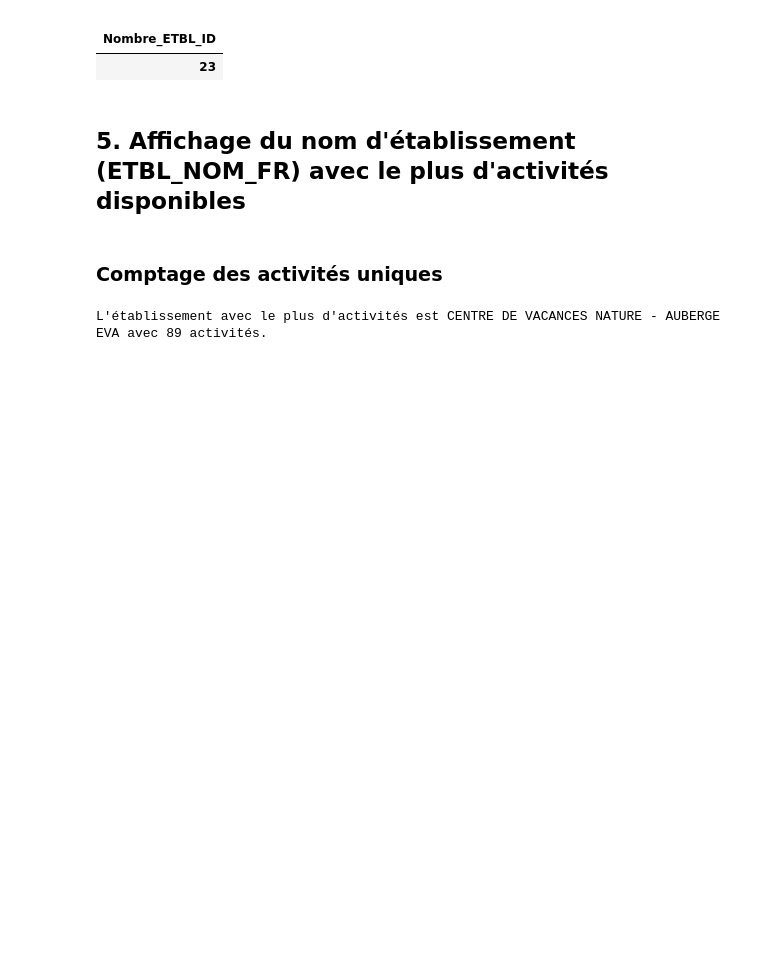
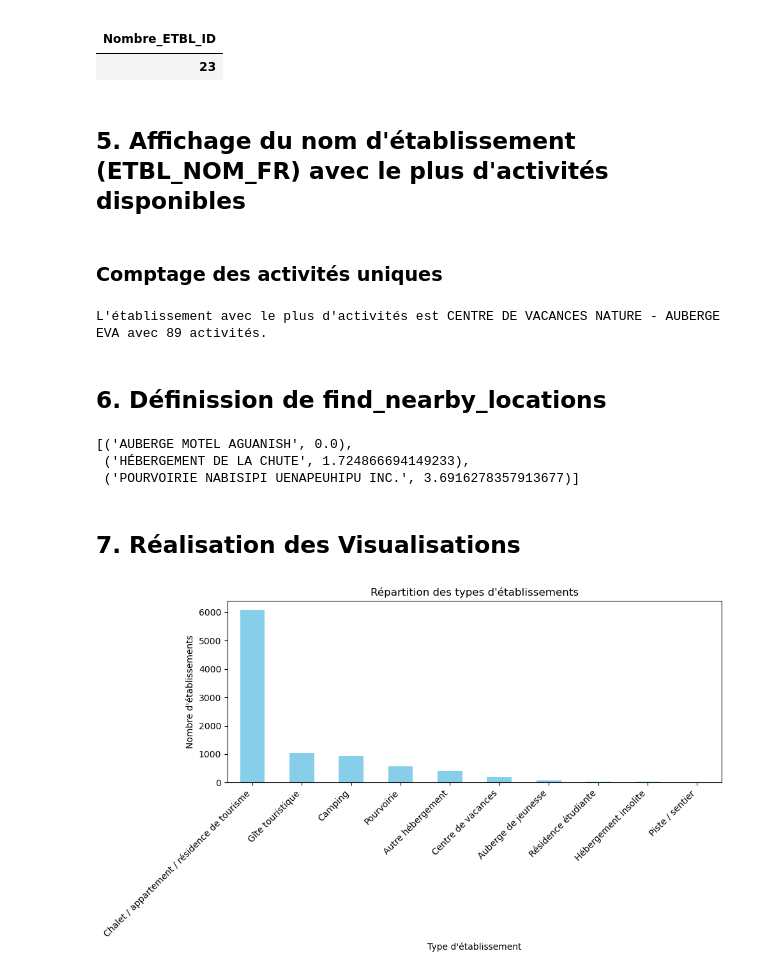
Before and after one commit to syphaxlch/TourismData_Analysis, a Jupyter notebook: Fichier.ipynb, the cells around one changed output. Cells and saved outputs as stored; diff of their text form; code cells hidden in the pictures; blank space fills up the shorter version.

```diff
--- a/Fichier.ipynb
+++ b/Fichier.ipynb
@@ -73,8 +76,8 @@ Les types uniques dans la colonne ETBL_DESC_FR :
 # %%
 etablissements_df.columns
 
-etablissements_df['ETBL_DESC_FR'].fillna('', inplace=True)  # Remplacer par une chaîne vide
-etablissements_df['ETBL_DESC_EN'].fillna('', inplace=True)
+etablissements_df['ETBL_DESC_FR'] = etablissements_df['ETBL_DESC_FR'].fillna('')  # Remplacer par une chaîne vide
+etablissements_df['ETBL_DESC_EN'] = etablissements_df['ETBL_DESC_EN'].fillna('')
 # %% [markdown]
 ### Analyse de territoires_df
 # %%
@@ -304,3 +307,5 @@ max_activities_count = activities_count.max()
 print(f"L'établissement avec le plus d'activités est {max_activities_etablissement} avec {max_activities_count} activités.")
 # %% [output]
 L'établissement avec le plus d'activités est CENTRE DE VACANCES NATURE - AUBERGE EVA avec 89 activités.
+# %% [markdown]
+## 6. Définission de find_nearby_locations
@@ -306,0 +366,29 @@ L'établissement avec le plus d'activités est CENTRE DE VACANCES NATURE - AUBER
+# %%
+res
+# %% [output]
+[('AUBERGE MOTEL AGUANISH', 0.0),
+ ('HÉBERGEMENT DE LA CHUTE', 1.724866694149233),
+ ('POURVOIRIE NABISIPI UENAPEUHIPU INC.', 3.6916278357913677)]
+# %% [markdown]
+## 7. Réalisation des Visualisations
+# %%
+
+# Fusionnons les deux DataFrames sur la colonne 'ETBL_ID' pour obtenir une table avec les types d'établissements
+# Cela permet d'associer les informations du type à chaque établissement
+merged_df = pd.merge(etablissements_df, type_df, on='ETBL_ID')
+
+# Compter le nombre d'établissements pour chaque type d'hébergement
+# 'ETBL_TYPE_FR' correspond au type d'établissement en français
+type_counts = merged_df['ETBL_TYPE_FR'].value_counts()
+
+# Créer un graphique en barres pour visualiser la répartition des types d'établissements
+plt.figure(figsize=(10,6))  # Définir la taille du graphique
+type_counts.plot(kind='bar', color='skyblue')  # Utiliser un graphique à barres avec une couleur bleu clair
+plt.title('Répartition des types d\'établissements')  # Titre du graphique
+plt.xlabel('Type d\'établissement')  # Légende de l'axe X (types d'établissements)
+plt.ylabel('Nombre d\'établissements')  # Légende de l'axe Y (nombre d'établissements)
+plt.xticks(rotation=45, ha='right')  # Faire pivoter les étiquettes de l'axe X pour une meilleure lisibilité
+plt.tight_layout()  # Ajuster la disposition pour éviter le chevauchement
+plt.show()  # Afficher le graphique
+# %% [output]
+[figure, added]
```
Also changed, not shown: parts of 9 cells of this notebook.
